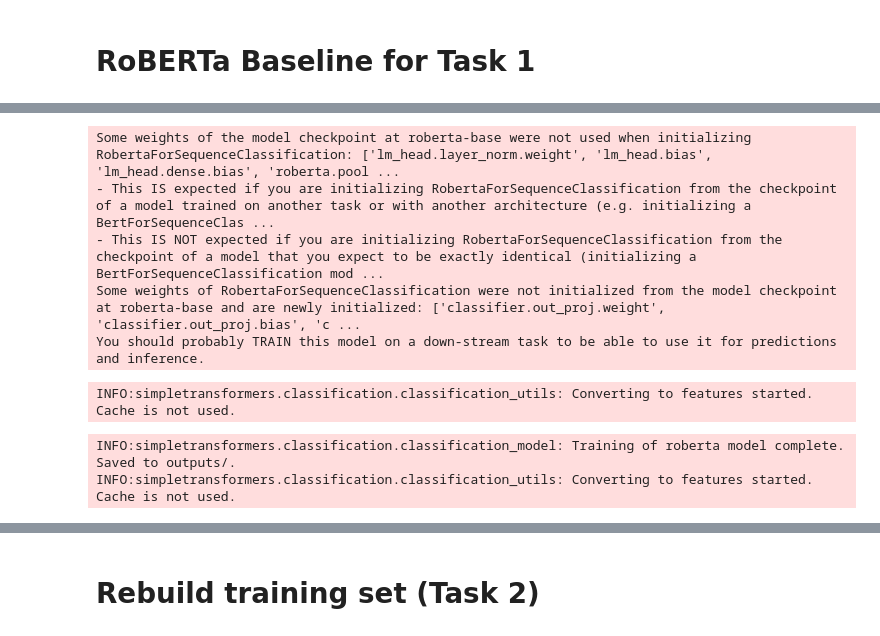
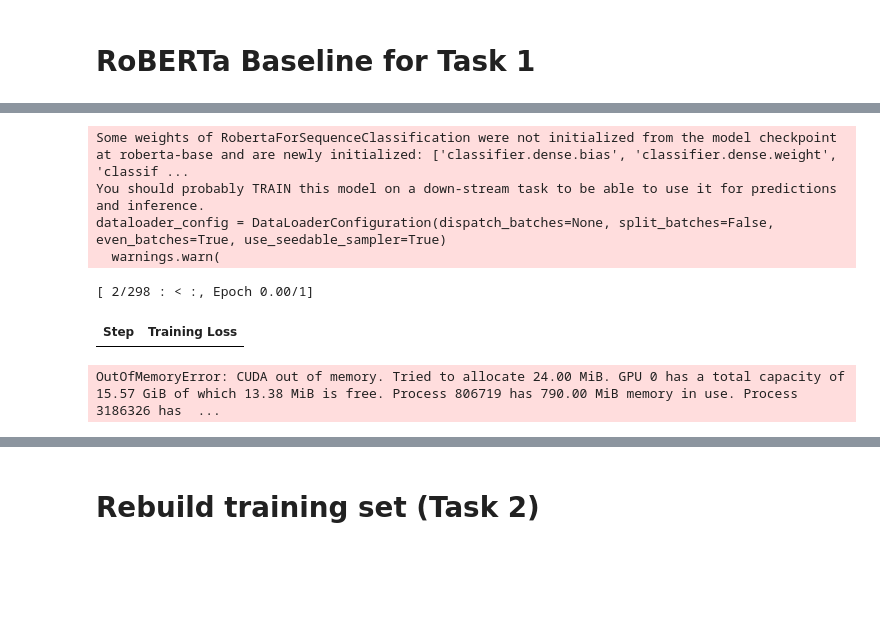
Before and after one commit to maplesugano/NLP_IndividualCW, a Jupyter notebook: Reconstruct_and_RoBERTa_baseline_train_dev_dataset.ipynb, the cells around one changed output, grey strips where cells are left out. Saved outputs shown, nothing was run; the diff lists cells and outputs as text; code cells hidden in the pictures; blank space fills up the shorter version.

Commit message:
roberta baseline

```diff
--- a/Reconstruct_and_RoBERTa_baseline_train_dev_dataset.ipynb
+++ b/Reconstruct_and_RoBERTa_baseline_train_dev_dataset.ipynb
@@ -199,3 +278,5 @@ random.shuffle(tedf1)
+# %%
+tedf1 = tedf1.sample(frac=1, random_state=42).reset_index(drop=True)
 # %% [markdown]
 # RoBERTa Baseline for Task 1
 # %%
@@ -225,26 +304,48 @@ training_set1
-# %%
-
-task1_model_args = ClassificationArgs(num_train_epochs=1,
-                                      no_save=True,
-                                      no_cache=True,
-                                      overwrite_output_dir=True)
-task1_model = ClassificationModel("roberta",
-                                  'roberta-base',
-                                  args = task1_model_args,
-                                  num_labels=2,
-                                  use_cuda=cuda_available)
-# train model
-task1_model.train_model(training_set1[['text', 'label']])
-# run predictions
-preds_task1, _ = task1_model.predict(tedf1.text.tolist())
-# %% [output]
-Some weights of the model checkpoint at roberta-base were not used when initializing RobertaForSequenceClassification: ['lm_head.layer_norm.weight', 'lm_head.bias', 'lm_head.dense.bias', 'roberta.pool ...
-- This IS expected if you are initializing RobertaForSequenceClassification from the checkpoint of a model trained on another task or with another architecture (e.g. initializing a BertForSequenceClas ...
-- This IS NOT expected if you are initializing RobertaForSequenceClassification from the checkpoint of a model that you expect to be exactly identical (initializing a BertForSequenceClassification mod ...
-Some weights of RobertaForSequenceClassification were not initialized from the model checkpoint at roberta-base and are newly initialized: ['classifier.out_proj.weight', 'classifier.out_proj.bias', 'c ...
-You should probably TRAIN this model on a down-stream task to be able to use it for predictions and inference.
-INFO:simpletransformers.classification.classification_utils: Converting to features started. Cache is not used.
-INFO:simpletransformers.classification.classification_model: Training of roberta model complete. Saved to outputs/.
-INFO:simpletransformers.classification.classification_utils: Converting to features started. Cache is not used.
+# %%
+training_args_task1 = TrainingArguments(
+    output_dir="./tmp_task1",
+    num_train_epochs=1,
+    per_device_train_batch_size=8,
+    per_device_eval_batch_size=8,
+    logging_steps=50,
+    save_strategy="no",
+    evaluation_strategy="no",
+    report_to="none",
+ )
+model_task1 = AutoModelForSequenceClassification.from_pretrained(
+    model_name,
+    num_labels=2,
+ )
+train_dataset_task1 = TextDataset(
+    training_set1["text"].tolist(),
+    training_set1["label"].astype(int).tolist(),
+    tokenizer,
+    label_dtype=torch.long,
+ )
+trainer_task1 = Trainer(
+    model=model_task1,
+    args=training_args_task1,
+    train_dataset=train_dataset_task1,
+    tokenizer=tokenizer,
+    compute_metrics=compute_metrics_binary,
+ )
+trainer_task1.train()
+
+test_dataset_task1 = TextDataset(
+    tedf1["text"].tolist(),
+    [0] * len(tedf1),
+    tokenizer,
+    label_dtype=torch.long,
+ )
+preds_output_task1 = trainer_task1.predict(test_dataset_task1)
+preds_task1 = np.argmax(preds_output_task1.predictions, axis=1)
+# %% [output]
+Some weights of RobertaForSequenceClassification were not initialized from the model checkpoint at roberta-base and are newly initialized: ['classifier.dense.bias', 'classifier.dense.weight', 'classif ...
+You should probably TRAIN this model on a down-stream task to be able to use it for predictions and inference.
+dataloader_config = DataLoaderConfiguration(dispatch_batches=None, split_batches=False, even_batches=True, use_seedable_sampler=True)
+  warnings.warn(
+[ 2/298 : < :, Epoch 0.00/1]
+| Step | Training Loss |
+OutOfMemoryError: CUDA out of memory. Tried to allocate 24.00 MiB. GPU 0 has a total capacity of 15.57 GiB of which 13.38 MiB is free. Process 806719 has 790.00 MiB memory in use. Process 3186326 has  ...
 # %%
 Counter(preds_task1)
```
Also changed, not shown: parts of 27 cells of this notebook, 5 other files.
